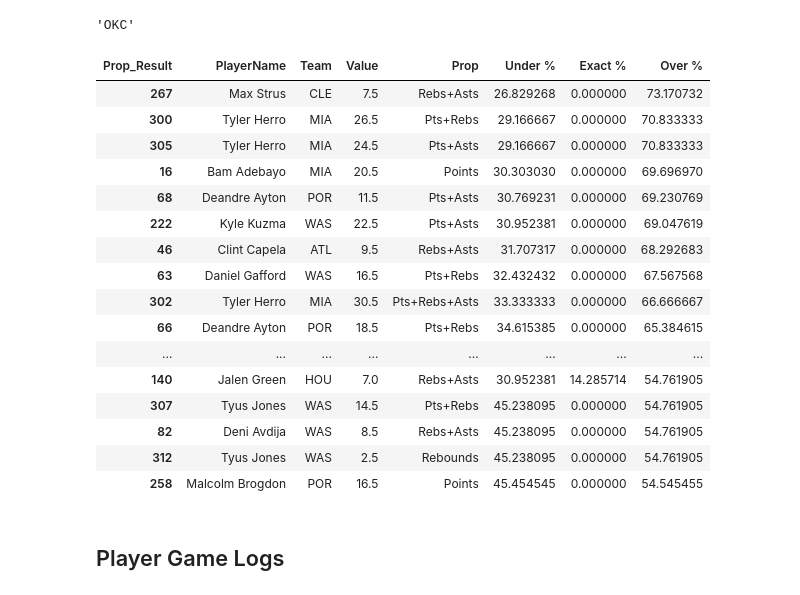
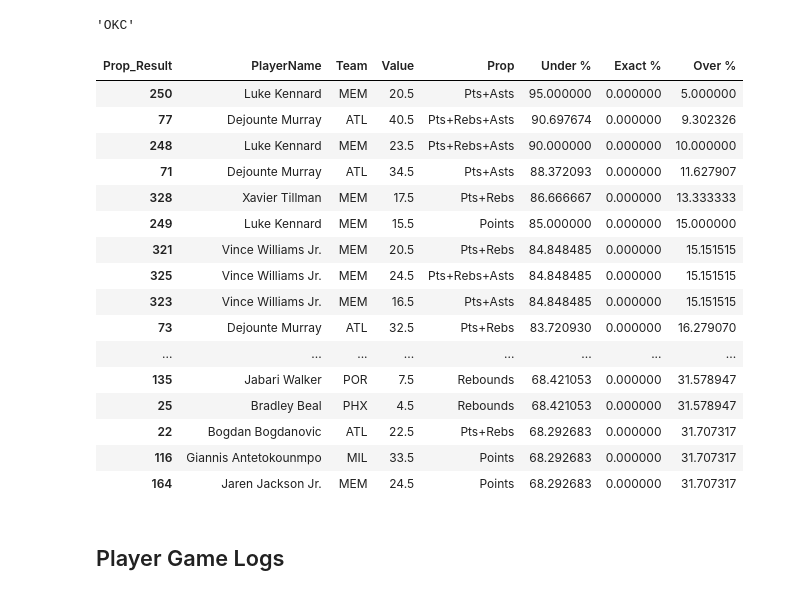
Before and after one commit to DhirenShivdasani/NBA-player-prop-analysis, a Jupyter notebook: Untitled.ipynb, the cells around one changed output. Cells and saved outputs as stored; diff of their text form; code cells hidden in the pictures.

```diff
--- a/Untitled.ipynb
+++ b/Untitled.ipynb
@@ -475,25 +475,25 @@ grouped_stats = grouped_stats.rename(columns={-1: 'Under %', 0: 'Exact %', 1: 'O
 # Reset the index to turn the group by columns into regular columns
 grouped_stats = grouped_stats.reset_index()
 # %%
-grouped_stats.sort_values(by='Over %', ascending=False).head(60)
+grouped_stats.sort_values(by='Under %', ascending=False).head(60)
 # %% [output]
 | Prop_Result | PlayerName | Team | Value | Prop | Under % | Exact % | Over % |
-| 267 | Max Strus | CLE | 7.5 | Rebs+Asts | 26.829268 | 0.000000 | 73.170732 |
-| 300 | Tyler Herro | MIA | 26.5 | Pts+Rebs | 29.166667 | 0.000000 | 70.833333 |
-| 305 | Tyler Herro | MIA | 24.5 | Pts+Asts | 29.166667 | 0.000000 | 70.833333 |
-| 16 | Bam Adebayo | MIA | 20.5 | Points | 30.303030 | 0.000000 | 69.696970 |
-| 68 | Deandre Ayton | POR | 11.5 | Pts+Asts | 30.769231 | 0.000000 | 69.230769 |
-| 222 | Kyle Kuzma | WAS | 22.5 | Pts+Asts | 30.952381 | 0.000000 | 69.047619 |
-| 46 | Clint Capela | ATL | 9.5 | Rebs+Asts | 31.707317 | 0.000000 | 68.292683 |
-| 63 | Daniel Gafford | WAS | 16.5 | Pts+Rebs | 32.432432 | 0.000000 | 67.567568 |
-| 302 | Tyler Herro | MIA | 30.5 | Pts+Rebs+Asts | 33.333333 | 0.000000 | 66.666667 |
-| 66 | Deandre Ayton | POR | 18.5 | Pts+Rebs | 34.615385 | 0.000000 | 65.384615 |
+| 250 | Luke Kennard | MEM | 20.5 | Pts+Asts | 95.000000 | 0.000000 | 5.000000 |
+| 77 | Dejounte Murray | ATL | 40.5 | Pts+Rebs+Asts | 90.697674 | 0.000000 | 9.302326 |
+| 248 | Luke Kennard | MEM | 23.5 | Pts+Rebs+Asts | 90.000000 | 0.000000 | 10.000000 |
+| 71 | Dejounte Murray | ATL | 34.5 | Pts+Asts | 88.372093 | 0.000000 | 11.627907 |
+| 328 | Xavier Tillman | MEM | 17.5 | Pts+Rebs | 86.666667 | 0.000000 | 13.333333 |
+| 249 | Luke Kennard | MEM | 15.5 | Points | 85.000000 | 0.000000 | 15.000000 |
+| 321 | Vince Williams Jr. | MEM | 20.5 | Pts+Rebs | 84.848485 | 0.000000 | 15.151515 |
+| 325 | Vince Williams Jr. | MEM | 24.5 | Pts+Rebs+Asts | 84.848485 | 0.000000 | 15.151515 |
+| 323 | Vince Williams Jr. | MEM | 16.5 | Pts+Asts | 84.848485 | 0.000000 | 15.151515 |
+| 73 | Dejounte Murray | ATL | 32.5 | Pts+Rebs | 83.720930 | 0.000000 | 16.279070 |
 | ... | ... | ... | ... | ... | ... | ... | ... |
-| 140 | Jalen Green | HOU | 7.0 | Rebs+Asts | 30.952381 | 14.285714 | 54.761905 |
-| 307 | Tyus Jones | WAS | 14.5 | Pts+Rebs | 45.238095 | 0.000000 | 54.761905 |
-| 82 | Deni Avdija | WAS | 8.5 | Rebs+Asts | 45.238095 | 0.000000 | 54.761905 |
-| 312 | Tyus Jones | WAS | 2.5 | Rebounds | 45.238095 | 0.000000 | 54.761905 |
-| 258 | Malcolm Brogdon | POR | 16.5 | Points | 45.454545 | 0.000000 | 54.545455 |
+| 135 | Jabari Walker | POR | 7.5 | Rebounds | 68.421053 | 0.000000 | 31.578947 |
+| 25 | Bradley Beal | PHX | 4.5 | Rebounds | 68.421053 | 0.000000 | 31.578947 |
+| 22 | Bogdan Bogdanovic | ATL | 22.5 | Pts+Rebs | 68.292683 | 0.000000 | 31.707317 |
+| 116 | Giannis Antetokounmpo | MIL | 33.5 | Points | 68.292683 | 0.000000 | 31.707317 |
+| 164 | Jaren Jackson Jr. | MEM | 24.5 | Points | 68.292683 | 0.000000 | 31.707317 |
 # %% [markdown]
 ## Player Game Logs
 # %%
```
Also changed, not shown: parts of 3 cells of this notebook, 1 other file.
